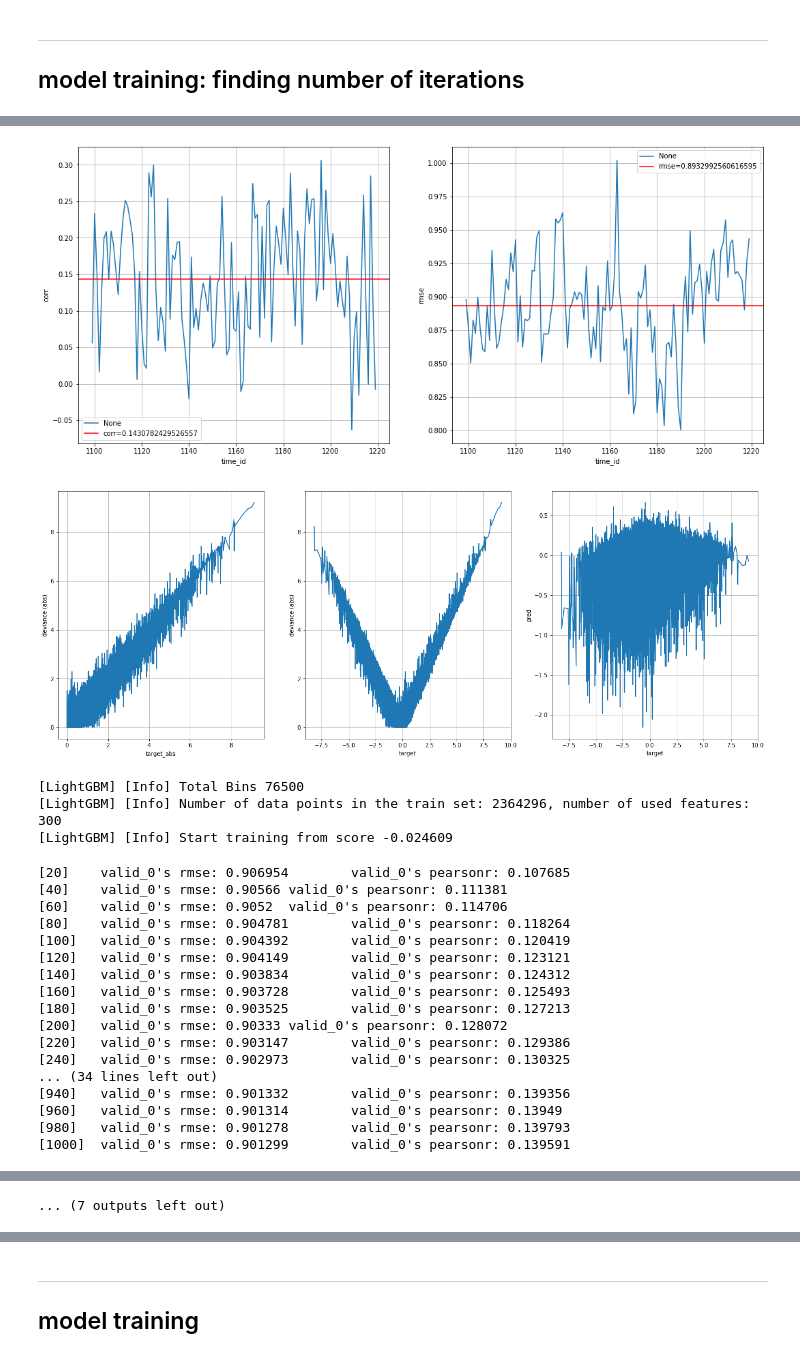
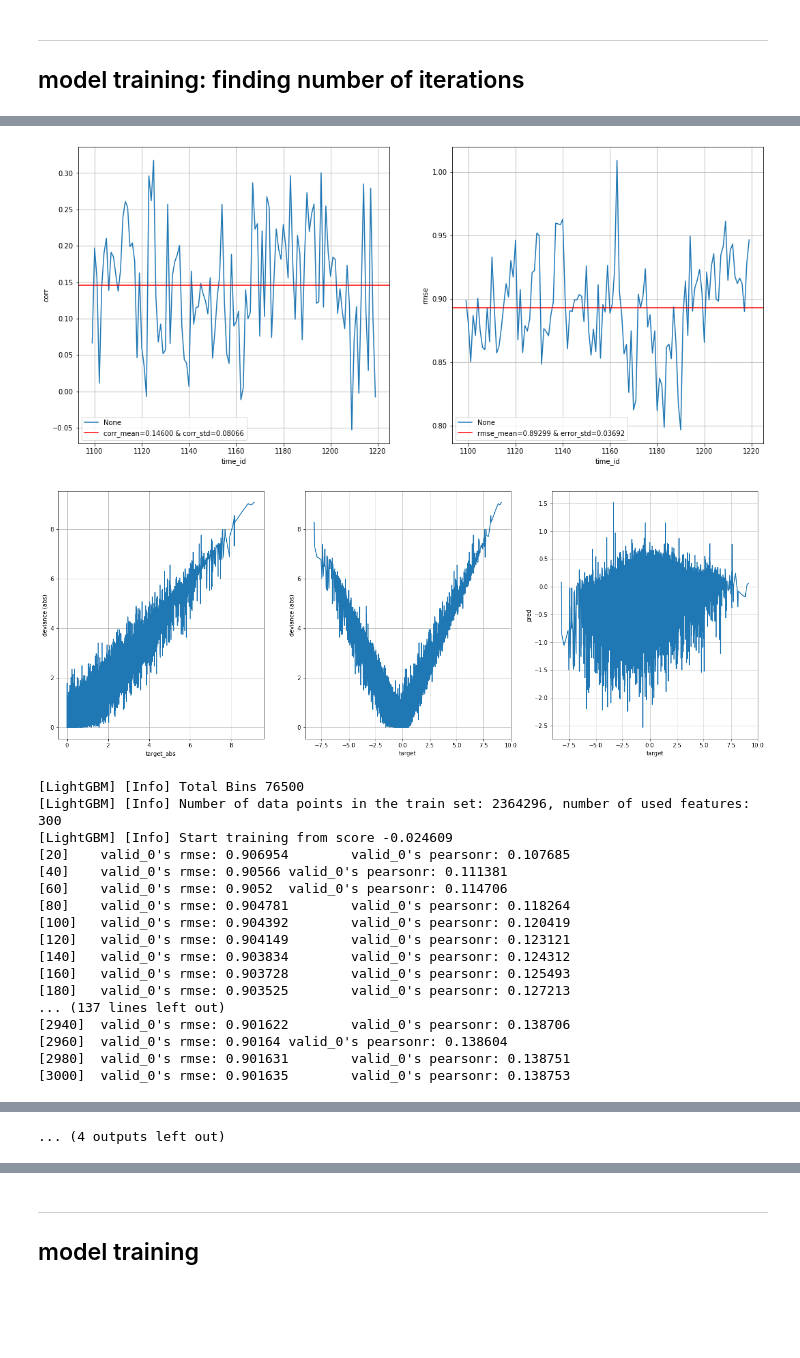
Before and after one commit to mavillan/ubiquant-market-prediction, a Jupyter notebook: train/ump-train-lgbm-dart.ipynb, the cells around one changed output, grey strips where cells are left out. Drawn from its saved outputs; the diff is of its cells as text; code cells hidden in the pictures; blank space fills up the shorter version.

Commit message:
Update of lgbm-dart with more training iterations

```diff
--- a/train/ump-train-lgbm-dart.ipynb
+++ b/train/ump-train-lgbm-dart.ipynb
@@ -149,6 +149,7 @@ model_params = {
 }
 # %%
 pretrain = True
+metrics = {"corr_mean":list(), "corr_std":list(), "error_mean":list(), "error_std":list(),}
 
 if pretrain:
 
@@ -170,9 +171,9 @@ if pretrain:
         model = lgb.train(
             params=model_params,
             train_set=train_dset,
-            num_boost_round=1000,
+            num_boost_round=3000,
             valid_sets=[valid_dset,],
-            early_stopping_rounds=50,
+            #early_stopping_rounds=50,
             verbose_eval=20,
             feval=pearsonr,
         )
@@ -191,20 +192,37 @@ if pretrain:
 
         corrs = oof.groupby("time_id").apply(lambda x: stats.pearsonr(x.target, x.pred)[0])
         corr_mean = corrs.mean()
+        corr_std = corrs.std()
         error = oof.groupby("time_id").apply(lambda x: np.sqrt(np.mean((x.target-x.pred)**2)))
         error_mean = error.mean()
+        error_std = error.std()
+
+        metrics["corr_mean"].append(corr_mean)
+        metrics["corr_std"].append(corr_std)
+        metrics["error_mean"].append(error_mean)
+        metrics["error_std"].append(error_std)
 
         plt.figure(figsize=(18,8))
         plt.subplot(1,2,1)
         corrs.plot()
-        plt.axhline(y=corr_mean, color='r', linestyle='-', label=f"corr={corr_mean}")
+        plt.axhline(
+            y=corr_mean,
+            color='r',
+            linestyle='-',
+            label=f"corr_mean={corr_mean:.5f} & corr_std={corr_std:.5f}"
+        )
         plt.grid()
         plt.ylabel("corr")
         plt.legend(loc="best")
         ##
         plt.subplot(1,2,2)
         error.plot()
-        plt.axhline(y=error_mean, color='r', linestyle='-', label=f"rmse={error_mean}")
+        plt.axhline(
+            y=error_mean,
+            color='r',
+            linestyle='-',
+            label=f"rmse_mean={error_mean:.5f} & error_std={error_std:.5f}"
+        )
         plt.grid()
         plt.ylabel("rmse")
         plt.legend(loc="best")
@@ -265,22 +280,19 @@ print("n_iterations:", n_iterations)
-[figure, old version]
+[figure, new version]
-[figure, old version]
+[figure, new version]
-[LightGBM] [Info] Total Bins 76500
-[LightGBM] [Info] Number of data points in the train set: 2364296, number of used features: 300
-[LightGBM] [Info] Start training from score -0.024609
-[20]    valid_0's rmse: 0.906954        valid_0's pearsonr: 0.107685
-[40]    valid_0's rmse: 0.90566 valid_0's pearsonr: 0.111381
-[60]    valid_0's rmse: 0.9052  valid_0's pearsonr: 0.114706
-[80]    valid_0's rmse: 0.904781        valid_0's pearsonr: 0.118264
-[100]   valid_0's rmse: 0.904392        valid_0's pearsonr: 0.120419
-[120]   valid_0's rmse: 0.904149        valid_0's pearsonr: 0.123121
-[140]   valid_0's rmse: 0.903834        valid_0's pearsonr: 0.124312
-[160]   valid_0's rmse: 0.903728        valid_0's pearsonr: 0.125493
-[180]   valid_0's rmse: 0.903525        valid_0's pearsonr: 0.127213
-[200]   valid_0's rmse: 0.90333 valid_0's pearsonr: 0.128072
-[220]   valid_0's rmse: 0.903147        valid_0's pearsonr: 0.129386
-[240]   valid_0's rmse: 0.902973        valid_0's pearsonr: 0.130325
-... (34 lines left out)
-[940]   valid_0's rmse: 0.901332        valid_0's pearsonr: 0.139356
-[960]   valid_0's rmse: 0.901314        valid_0's pearsonr: 0.13949
-[980]   valid_0's rmse: 0.901278        valid_0's pearsonr: 0.139793
-[1000]  valid_0's rmse: 0.901299        valid_0's pearsonr: 0.139591
+[LightGBM] [Info] Total Bins 76500
+[LightGBM] [Info] Number of data points in the train set: 2364296, number of used features: 300
+[LightGBM] [Info] Start training from score -0.024609
+[20]    valid_0's rmse: 0.906954        valid_0's pearsonr: 0.107685
+[40]    valid_0's rmse: 0.90566 valid_0's pearsonr: 0.111381
+[60]    valid_0's rmse: 0.9052  valid_0's pearsonr: 0.114706
+[80]    valid_0's rmse: 0.904781        valid_0's pearsonr: 0.118264
+[100]   valid_0's rmse: 0.904392        valid_0's pearsonr: 0.120419
+[120]   valid_0's rmse: 0.904149        valid_0's pearsonr: 0.123121
+[140]   valid_0's rmse: 0.903834        valid_0's pearsonr: 0.124312
+[160]   valid_0's rmse: 0.903728        valid_0's pearsonr: 0.125493
+[180]   valid_0's rmse: 0.903525        valid_0's pearsonr: 0.127213
+... (137 lines left out)
+[2940]  valid_0's rmse: 0.901622        valid_0's pearsonr: 0.138706
+[2960]  valid_0's rmse: 0.90164 valid_0's pearsonr: 0.138604
+[2980]  valid_0's rmse: 0.901631        valid_0's pearsonr: 0.138751
+[3000]  valid_0's rmse: 0.901635        valid_0's pearsonr: 0.138753
@@ -291 +302,0 @@ print("n_iterations:", n_iterations)
-... (7 outputs left out)
@@ -291,0 +321 @@ print("n_iterations:", n_iterations)
+... (4 outputs left out)
```
Also changed, not shown: parts of 5 cells of this notebook.
